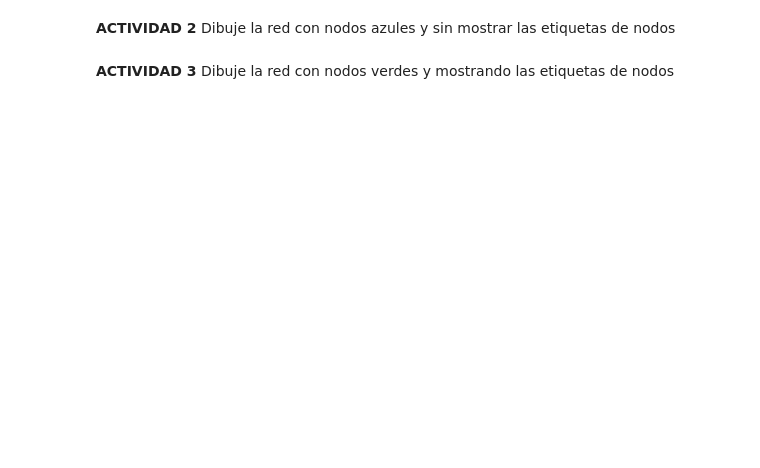
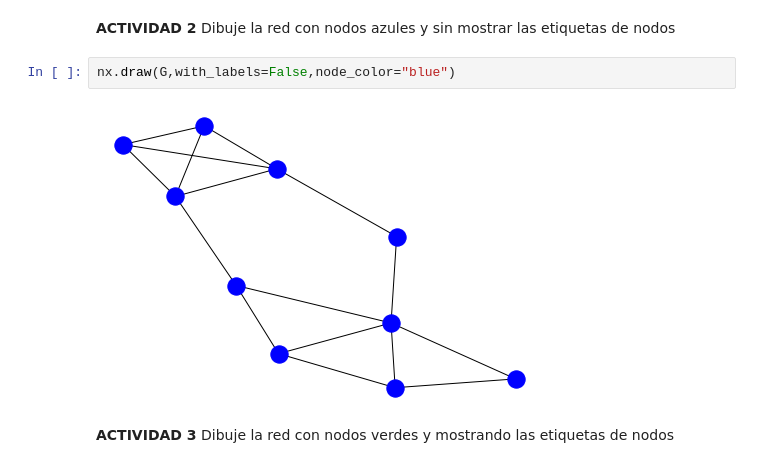
Before and after one commit to uamero/CR-UAMI-21I, a Jupyter notebook: Practica1-2192802567/Practica1.ipynb, the cells around one changed output. Drawn from its saved outputs; the diff is of its cells as text; blank space fills up the shorter version.

```diff
--- a/Practica1-2192802567/Practica1.ipynb
+++ b/Practica1-2192802567/Practica1.ipynb
@@ -55,4 +67,8 @@ plt.savefig("amigos.png")
 # %% [markdown]
 **ACTIVIDAD 2** Dibuje la red con nodos azules y sin mostrar las etiquetas de nodos
+# %%
+nx.draw(G,with_labels=False,node_color="blue")
+# %% [output]
+[figure, added]
 # %% [markdown]
 **ACTIVIDAD 3** Dibuje la red con nodos verdes y mostrando las etiquetas de nodos
```
Also changed, not shown: parts of 27 cells of this notebook, 4 other files.
